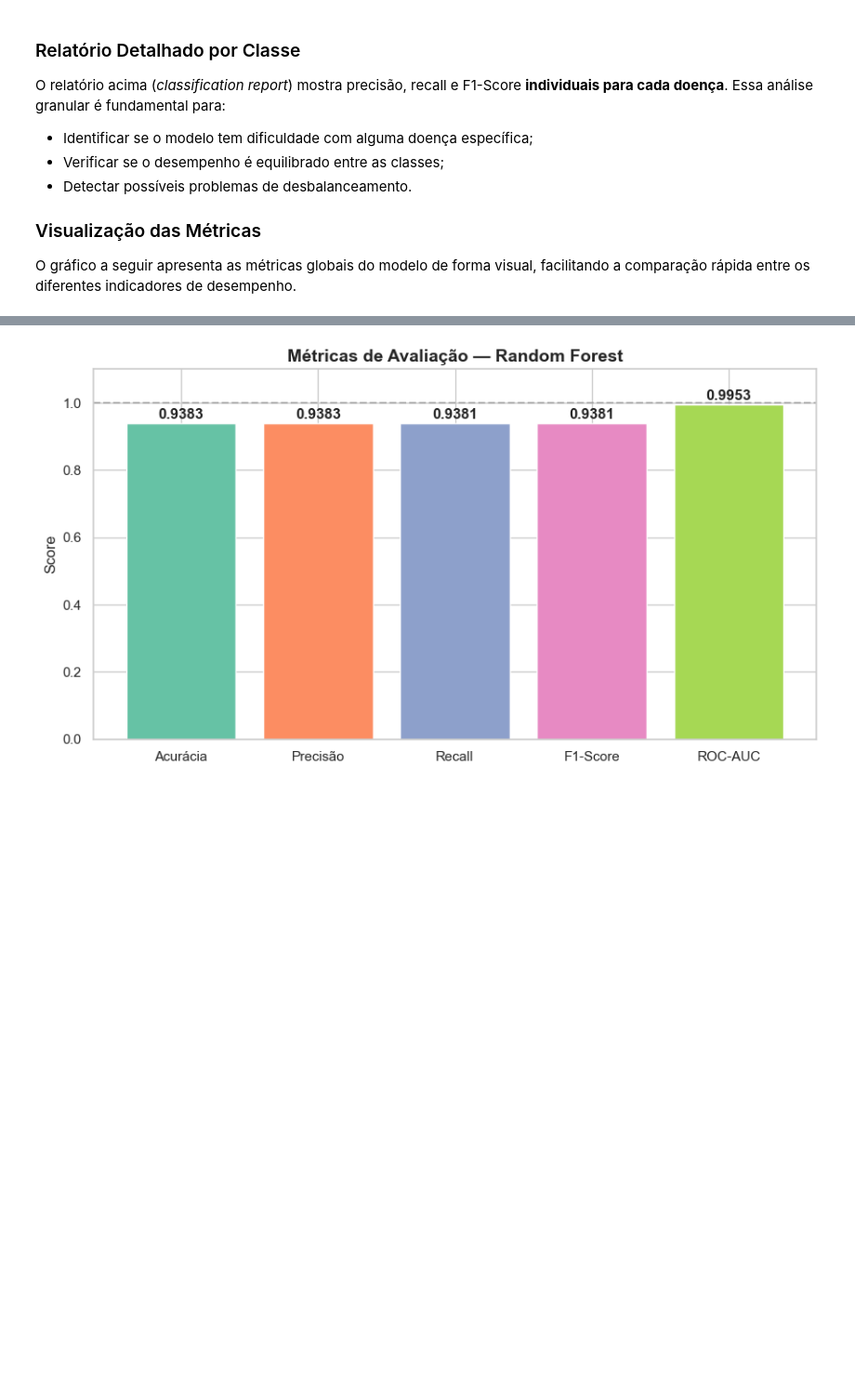
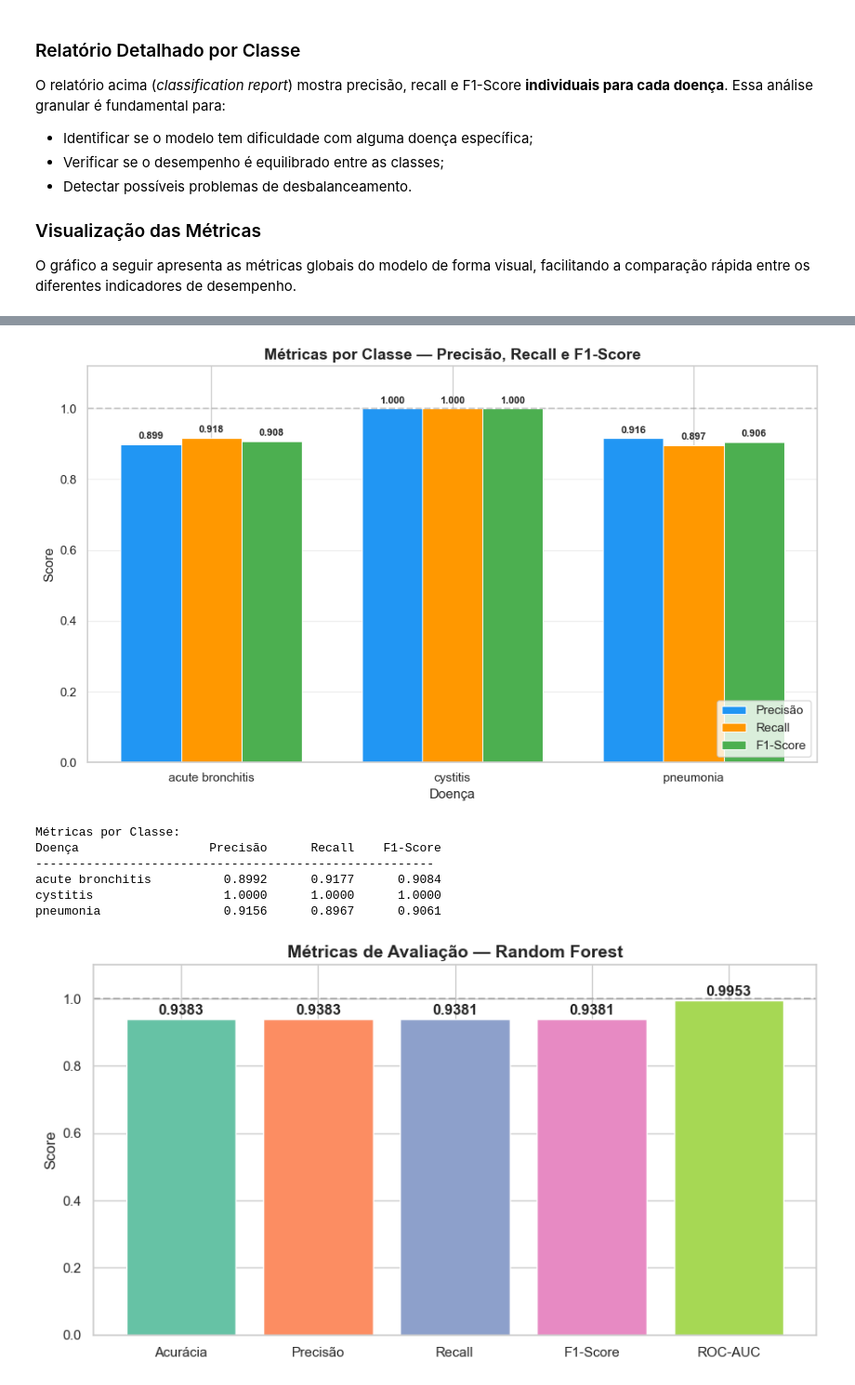
Before and after one commit to Jackson-Ramos/disease-prediction-ml, a Jupyter notebook: disease_prediction.ipynb, the cells around one changed output, grey strips where cells are left out. Shown at 93% size. Drawn from its saved outputs; the diff is of its cells as text; code cells hidden in the pictures; blank space fills up the shorter version.

```diff
--- a/disease_prediction.ipynb
+++ b/disease_prediction.ipynb
@@ -489,3 +502,60 @@ O gráfico a seguir apresenta as métricas globais do modelo de forma visual, fa
+# %%
+# Gráfico de barras agrupado — Precisão, Recall e F1-Score por classe
+from sklearn.metrics import precision_recall_fscore_support
+
+prec_per_class, rec_per_class, f1_per_class, _ = precision_recall_fscore_support(
+    y_test, y_pred, average=None, labels=np.unique(y_test)
+)
+
+class_names = le.classes_
+x_pos = np.arange(len(class_names))
+bar_width = 0.25
+
+fig, ax = plt.subplots(figsize=(10, 6))
+
+bars1 = ax.bar(x_pos - bar_width, prec_per_class, bar_width,
+               label='Precisão', color='#2196F3', edgecolor='white', linewidth=0.8)
+bars2 = ax.bar(x_pos, rec_per_class, bar_width,
+               label='Recall', color='#FF9800', edgecolor='white', linewidth=0.8)
+bars3 = ax.bar(x_pos + bar_width, f1_per_class, bar_width,
+               label='F1-Score', color='#4CAF50', edgecolor='white', linewidth=0.8)
+
+# Anotações sobre as barras
+for bars in [bars1, bars2, bars3]:
+    for bar in bars:
+        height = bar.get_height()
+        ax.text(bar.get_x() + bar.get_width() / 2, height + 0.008,
+                f'{height:.3f}', ha='center', va='bottom', fontsize=9, fontweight='bold')
+
+ax.set_xlabel('Doença', fontsize=12)
+ax.set_ylabel('Score', fontsize=12)
+ax.set_title('Métricas por Classe — Precisão, Recall e F1-Score',
+             fontsize=14, fontweight='bold')
+ax.set_xticks(x_pos)
+ax.set_xticklabels(class_names, fontsize=11)
+ax.set_ylim(0, 1.12)
+ax.legend(fontsize=11, loc='lower right')
+ax.axhline(y=1.0, color='gray', linestyle='--', alpha=0.4)
+ax.grid(axis='y', alpha=0.3)
+
+plt.tight_layout()
+plt.savefig('outputs/metricas_por_classe.png', dpi=150, bbox_inches='tight')
+plt.show()
+
+# Sumário textual
+print('Métricas por Classe:')
+print(f'{"Doença":20s}  {"Precisão":>10s}  {"Recall":>10s}  {"F1-Score":>10s}')
+print('-' * 55)
+for i, cls in enumerate(class_names):
+    print(f'{cls:20s}  {prec_per_class[i]:10.4f}  {rec_per_class[i]:10.4f}  {f1_per_class[i]:10.4f}')
+# %% [output]
+[figure, added]
+Métricas por Classe:
+Doença                  Precisão      Recall    F1-Score
+-------------------------------------------------------
+acute bronchitis          0.8992      0.9177      0.9084
+cystitis                  1.0000      1.0000      1.0000
+pneumonia                 0.9156      0.8967      0.9061
 # %%
 # Gráfico de barras com as métricas
 metrics = {
```
Also changed, not shown: parts of 6 cells of this notebook, 4 other files.
